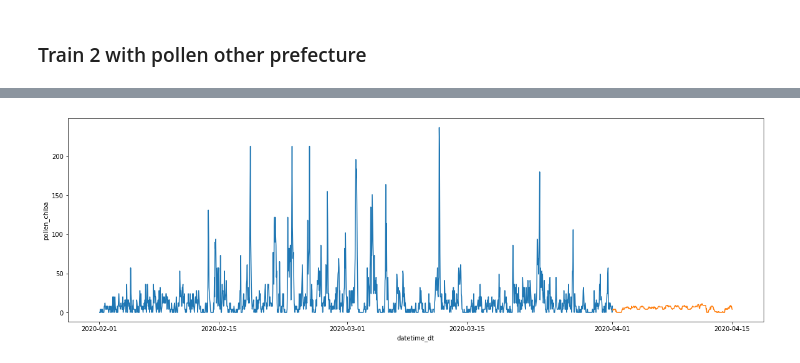
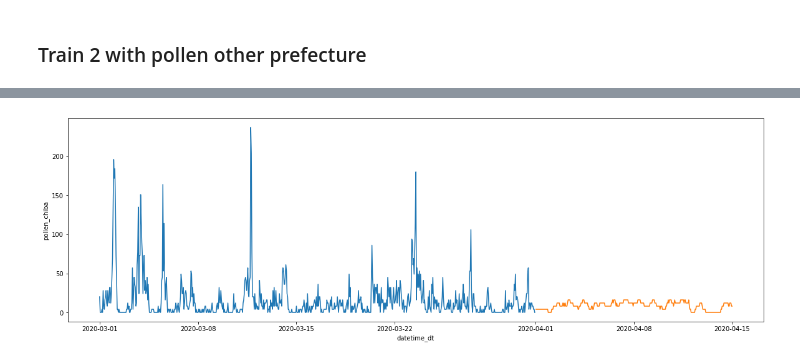
Before and after one commit to masaponto/kafun_solution, a Jupyter notebook: exp8/lgbm.ipynb, the cells around one changed output, grey strips where cells are left out. Saved outputs shown, nothing was run; the diff lists cells and outputs as text; code cells hidden in the pictures.

```diff
--- a/exp8/lgbm.ipynb
+++ b/exp8/lgbm.ipynb
@@ -938,5 +1292,5 @@ prediction_ut_1, scores_ut, df_imps_ut, _val_scores_ut = run_train(
 # %%
 # tk
-prediction_tk_1, scores_tk, df_imps_tk, _val_scores_tk = run_train(
+prediction_tk_1, scores_tk, df_imps_tk, _val_scores_tk, v_test_scores_tk = run_train(
         _df_tk, _df_test_tk, q_tk, "pollen_tokyo"
 )
@@ -943,5 +1316,5 @@ prediction_tk_1, scores_tk, df_imps_tk, _val_scores_tk = run_train(
 # %%
 # cb
-prediction_cb_1, scores_cb, df_imps_cb, _val_scores_cb = run_train(
+prediction_cb_1, scores_cb, df_imps_cb, _val_scores_cb, v_test_scores_cb = run_train(
         _df_cb, _df_test_cb, q_cb, "pollen_chiba"
 )
@@ -963,12 +1364,15 @@ ut = 2.8789855072463766 tk = 3.3155021834061134 cb = 3.8421639709983273 mean = 3
 # %%
 _df_test_ut["pollen_tokyo"] = prediction_tk_1
 _df_test_ut["pollen_chiba"] = prediction_cb_1
+_df_test_ut["pollen_utsunomiya_pseudo"] = prediction_ut_1
 
-# _df_ut, _df_test_ut = make_feature(
-#    _df_ut, _df_test_ut, make_feature_ut_2, cols=["pollen_utsunomiya"]
-# )
-# prediction_ut, scores_ut, df_imps_ut, _val_scores_ut = run_train(
-#     _df_ut, _df_test_ut, q_ut, "pollen_utsunomiya", label_cols=["pollen_utsunomiya"]
-# )
+_df_ut["pollen_utsunomiya_pseudo"] = _df_ut["pollen_utsunomiya"]
 
-prediction_ut = prediction_ut_1
+_df_ut, _df_test_ut = make_feature(
+    _df_ut, _df_test_ut, make_feature_ut_2, cols=["pollen_utsunomiya"]
+)
+prediction_ut, scores_ut, df_imps_ut, _val_scores_ut, v_test_scores_ut = run_train(
+     _df_ut, _df_test_ut, q_ut, "pollen_utsunomiya", label_cols=["pollen_utsunomiya"]
+)
+
+#prediction_ut = prediction_ut_1
@@ -1014,11 +1479,14 @@ sns.barplot(data=df_imps_tk.head(30), x="feat_imp", y="columns")
 # %%
 _df_test_cb["pollen_utsunomiya"] = prediction_ut_1
 _df_test_cb["pollen_tokyo"] = prediction_tk_1
+
+_df_test_cb["pollen_chiba_pseudo"] = prediction_cb_1
+_df_cb["pollen_chiba_pseudo"] = _df_cb["pollen_chiba"]
 
 _df_cb, _df_test_cb = make_feature(
     _df_cb, _df_test_cb, make_feature_cb_2, cols=["pollen_chiba"]
 )
 
-prediction_cb, scores_cb, df_imps_cb, _val_scores_cb = run_train(
+prediction_cb, scores_cb, df_imps_cb, _val_scores_cb, v_test_scores_cb = run_train(
     _df_cb, _df_test_cb, q_cb, "pollen_chiba", label_cols=["pollen_chiba"]
 )
@@ -1025,11 +1512,11 @@ prediction_cb, scores_cb, df_imps_cb, _val_scores_cb = run_train(
 # %%
 __df_test = _df_test_cb.copy()
 __df_test["pollen_chiba"] = prediction_cb
 plt.figure(figsize=(20, 6))
-ax = sns.lineplot(data=_df_cb[_df_cb.year == 2020], x="datetime_dt", y="pollen_chiba")
+ax = sns.lineplot(data=_df_cb[(_df_cb.year == 2020) & (_df_ut.month == 3)], x="datetime_dt", y="pollen_chiba")
 ax = sns.lineplot(data=__df_test, x="datetime_dt", y="pollen_chiba")
 # %% [output]
-[figure, old version]
+[figure, new version]
 # %%
 _, ax = plt.subplots(figsize=(10, 8))
 sns.barplot(data=df_imps_cb.head(30), x="feat_imp", y="columns")
```
Also changed, not shown: parts of 25 cells of this notebook.
